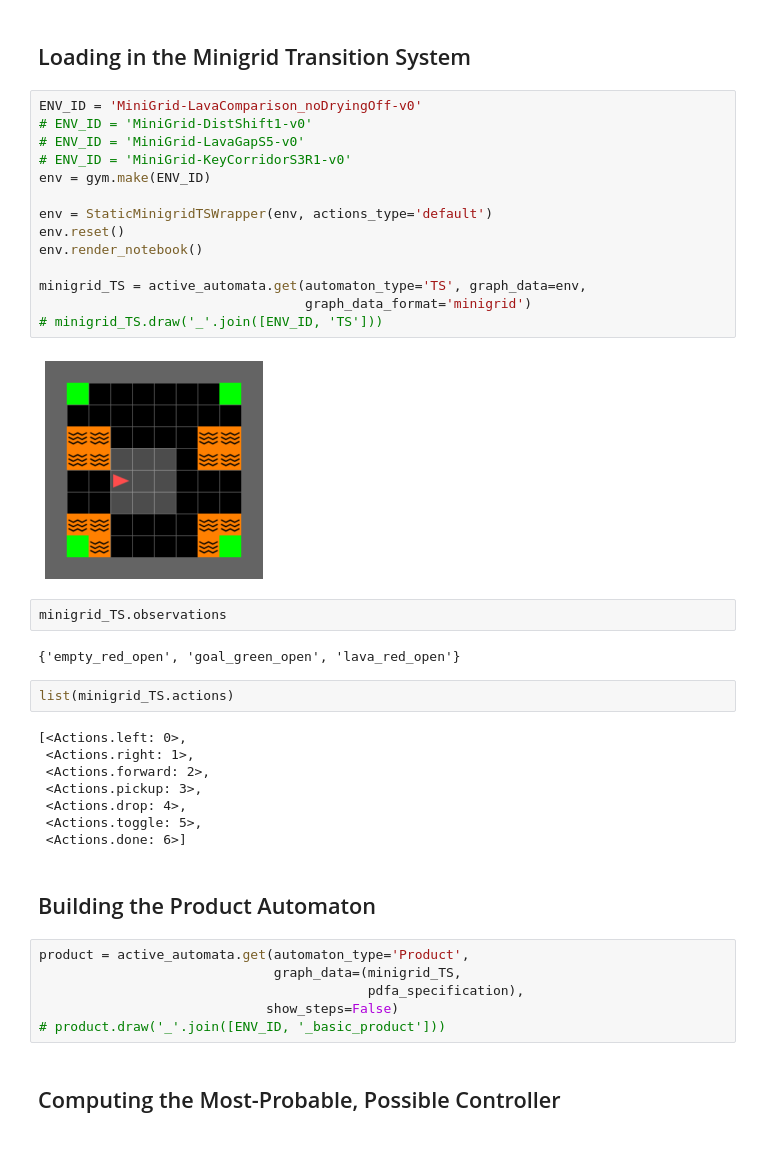
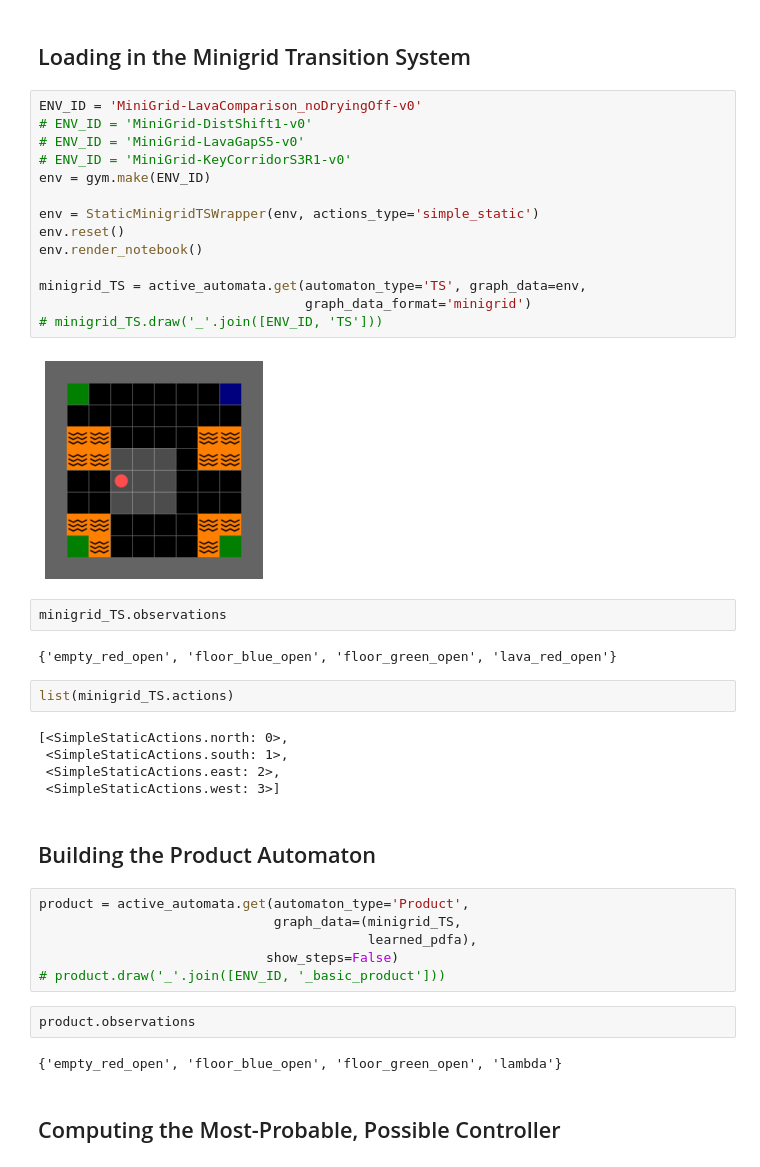
Before and after one commit to nicholasRenninger/wombats_experiments, a Jupyter notebook: MiniGrid_Synthesis_Manual_Spec.ipynb, the cells around one changed output. Drawn from its saved outputs; the diff is of its cells as text.

```diff
--- a/MiniGrid_Synthesis_Manual_Spec.ipynb
+++ b/MiniGrid_Synthesis_Manual_Spec.ipynb
@@ -24,41 +172,42 @@ pdfa_specification.draw('basic_minigrid_pdfa')
 # %%
 ENV_ID = 'MiniGrid-LavaComparison_noDryingOff-v0'
 # ENV_ID = 'MiniGrid-DistShift1-v0'
 # ENV_ID = 'MiniGrid-LavaGapS5-v0'
 # ENV_ID = 'MiniGrid-KeyCorridorS3R1-v0'
 env = gym.make(ENV_ID)
 
-env = StaticMinigridTSWrapper(env, actions_type='default')
+env = StaticMinigridTSWrapper(env, actions_type='simple_static')
 env.reset()
 env.render_notebook()
 
 minigrid_TS = active_automata.get(automaton_type='TS', graph_data=env,
                                   graph_data_format='minigrid')
 # minigrid_TS.draw('_'.join([ENV_ID, 'TS']))
 # %% [output]
-[figure, old version]
+[figure, new version]
 # %%
 minigrid_TS.observations
 # %% [output]
-{'empty_red_open', 'goal_green_open', 'lava_red_open'}
+{'empty_red_open', 'floor_blue_open', 'floor_green_open', 'lava_red_open'}
 # %%
 list(minigrid_TS.actions)
 # %% [output]
-[<Actions.left: 0>,
- <Actions.right: 1>,
- <Actions.forward: 2>,
- <Actions.pickup: 3>,
- <Actions.drop: 4>,
- <Actions.toggle: 5>,
- <Actions.done: 6>]
+[<SimpleStaticActions.north: 0>,
+ <SimpleStaticActions.south: 1>,
+ <SimpleStaticActions.east: 2>,
+ <SimpleStaticActions.west: 3>]
 # %% [markdown]
 ## Building the Product Automaton
 # %%
 product = active_automata.get(automaton_type='Product',
                               graph_data=(minigrid_TS,
-                                          pdfa_specification),
+                                          learned_pdfa),
                              show_steps=False)
 # product.draw('_'.join([ENV_ID, '_basic_product']))
+# %%
+product.observations
+# %% [output]
+{'empty_red_open', 'floor_blue_open', 'floor_green_open', 'lambda'}
 # %% [markdown]
 ## Computing the Most-Probable, Possible Controller
 # %%
```
Also changed, not shown: parts of 17 cells of this notebook, 34 other files.
